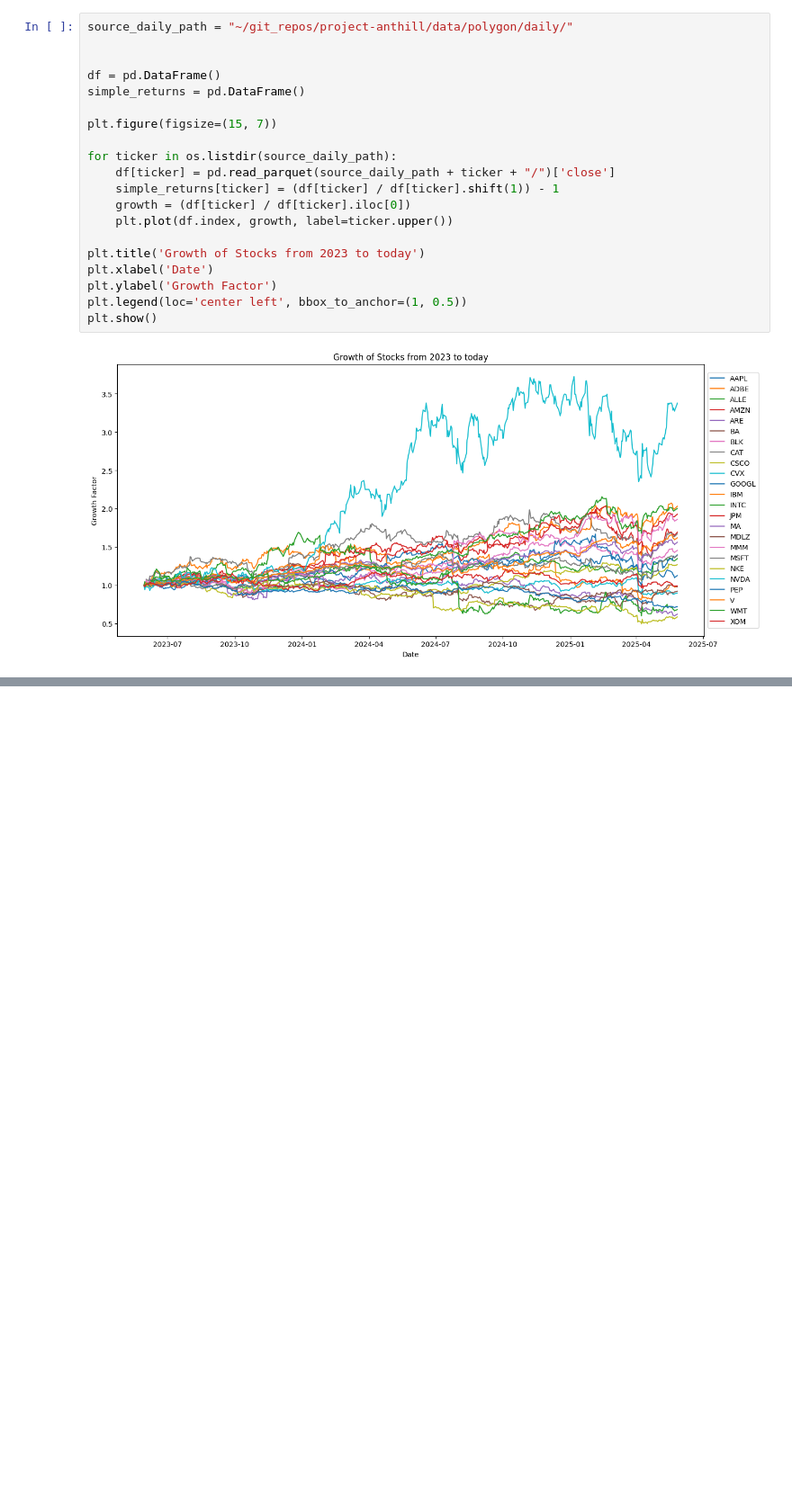
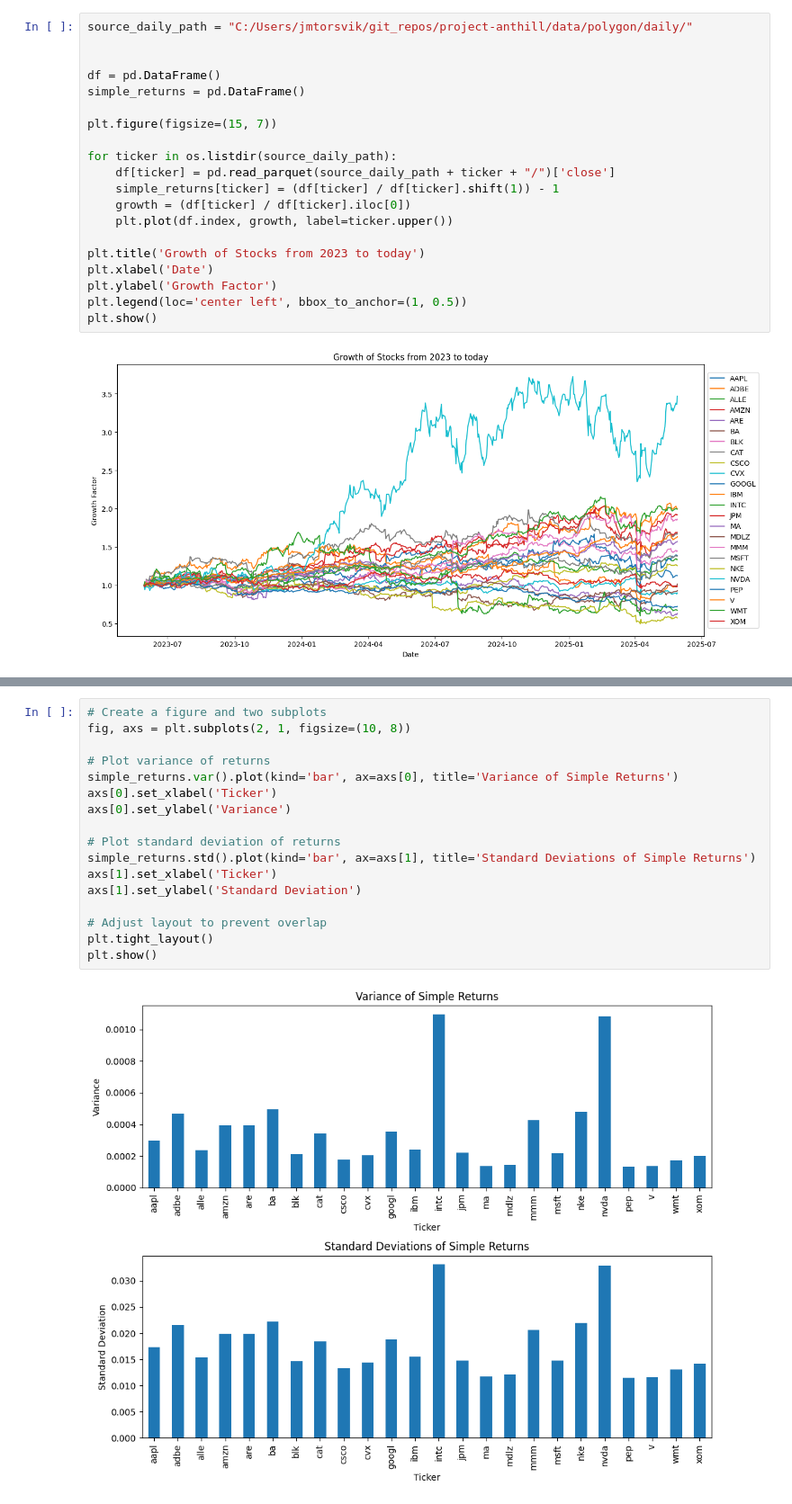
Before and after one commit to jtorsvik/project-anthill, a Jupyter notebook: notebook/stock_analysis.ipynb, the cells around one changed output, grey strips where cells are left out. Shown at 90% size. Cells and saved outputs as stored; diff of their text form; blank space fills up the shorter version.

```diff
--- a/notebook/stock_analysis.ipynb
+++ b/notebook/stock_analysis.ipynb
@@ -84,5 +85,5 @@ Log Return: 0.10556 %
 # %%
-source_daily_path = "~/git_repos/project-anthill/data/polygon/daily/"
+source_daily_path = "C:/Users/jmtorsvik/git_repos/project-anthill/data/polygon/daily/"
 
 
 df = pd.DataFrame()
@@ -122,3 +107,22 @@ plt.show()
+# %%
+# Create a figure and two subplots
+fig, axs = plt.subplots(2, 1, figsize=(10, 8))
+
+# Plot variance of returns
+simple_returns.var().plot(kind='bar', ax=axs[0], title='Variance of Simple Returns')
+axs[0].set_xlabel('Ticker')
+axs[0].set_ylabel('Variance')
+
+# Plot standard deviation of returns
+simple_returns.std().plot(kind='bar', ax=axs[1], title='Standard Deviations of Simple Returns')
+axs[1].set_xlabel('Ticker')
+axs[1].set_ylabel('Standard Deviation')
+
+# Adjust layout to prevent overlap
+plt.tight_layout()
+plt.show()
+# %% [output]
+[figure, added]
 # %%
 plt.figure(figsize=(15, 7))
 sns.heatmap(simple_returns.corr(), annot=True, cmap='coolwarm', fmt='.2f')
```
Also changed, not shown: parts of 6 cells of this notebook, 3 other files.
